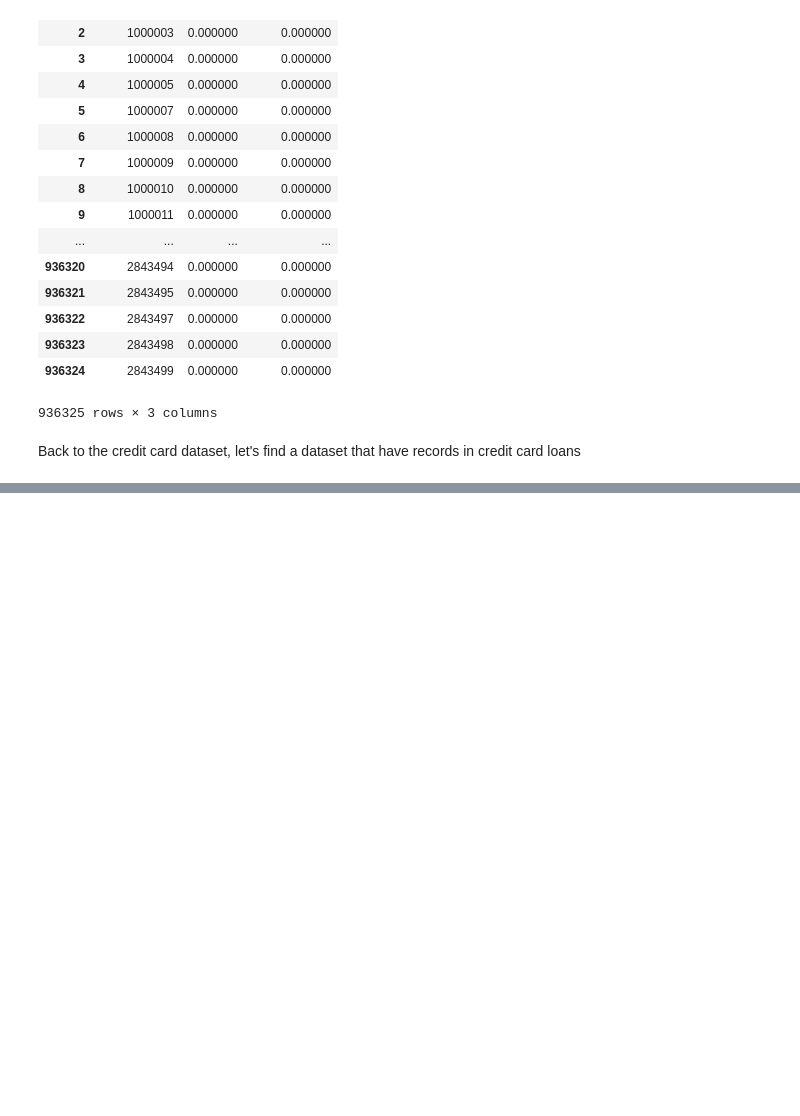
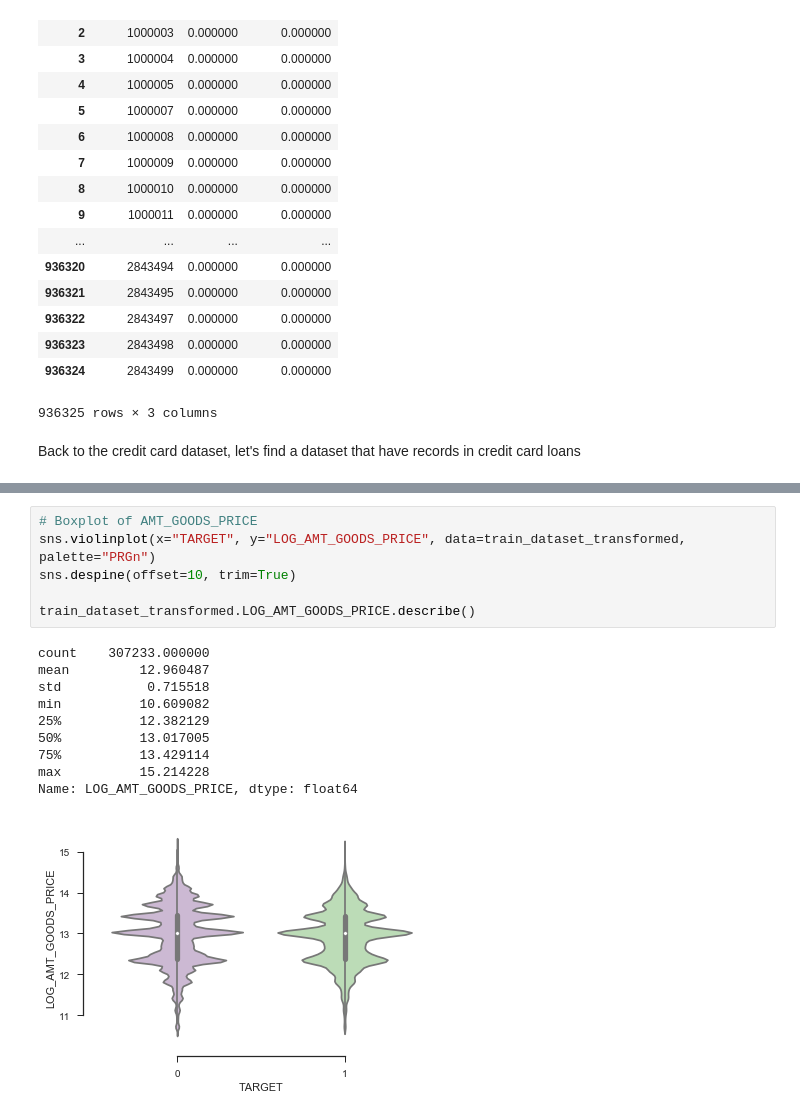
Before and after one commit to RLWH/Kaggle, a Jupyter notebook: Home Credit Group/Exploration.ipynb, the cells around one changed output, grey strips where cells are left out. Drawn from its saved outputs; the diff is of its cells as text; blank space fills up the shorter version.

```diff
--- a/Home Credit Group/Exploration.ipynb
+++ b/Home Credit Group/Exploration.ipynb
@@ -768,0 +872,17 @@ Back to the credit card dataset, let's find a dataset that have records in credi
+# %%
+# Boxplot of AMT_GOODS_PRICE
+sns.violinplot(x="TARGET", y="LOG_AMT_GOODS_PRICE", data=train_dataset_transformed, palette="PRGn")
+sns.despine(offset=10, trim=True)
+
+train_dataset_transformed.LOG_AMT_GOODS_PRICE.describe()
+# %% [output]
+count    307233.000000
+mean         12.960487
+std           0.715518
+min          10.609082
+25%          12.382129
+50%          13.017005
+75%          13.429114
+max          15.214228
+Name: LOG_AMT_GOODS_PRICE, dtype: float64
+[figure, added]
```
Also changed, not shown: parts of 26 cells of this notebook.
